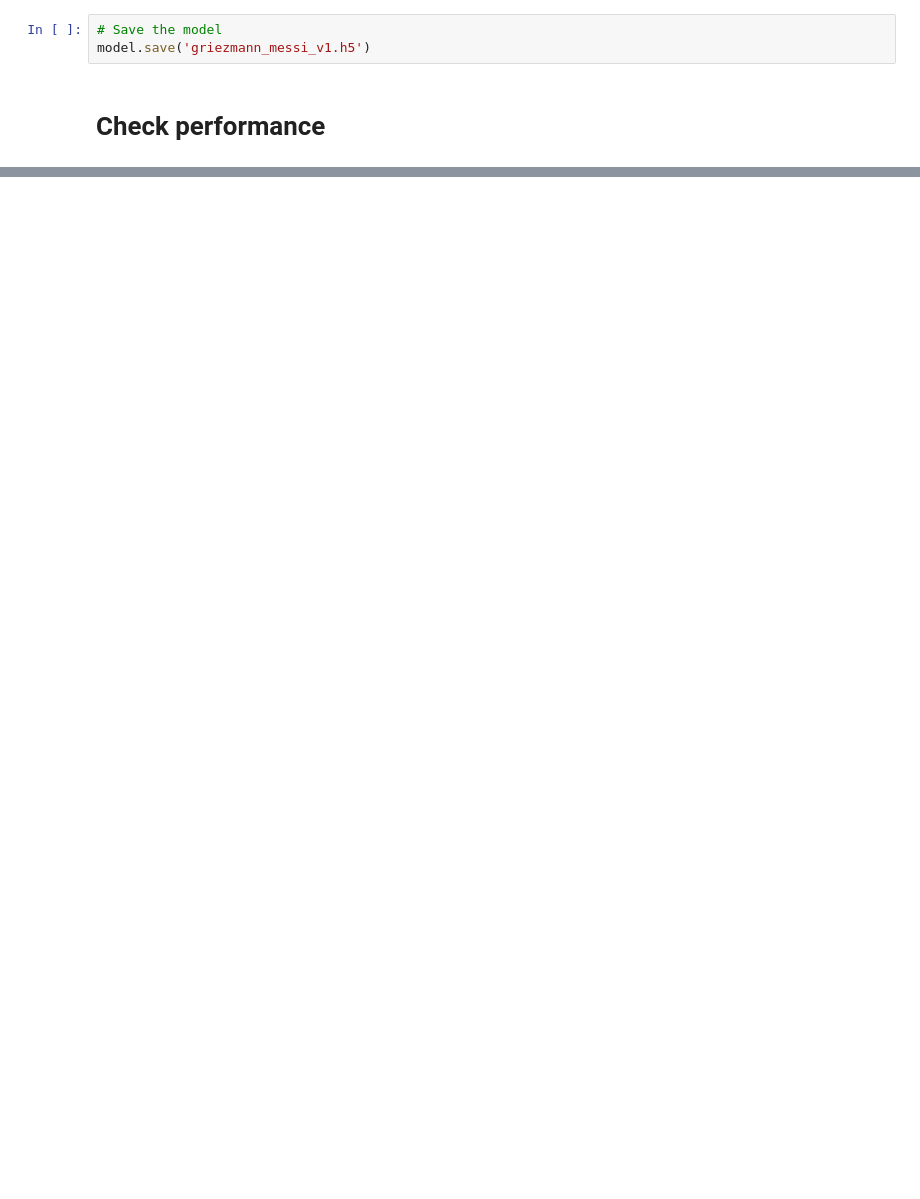
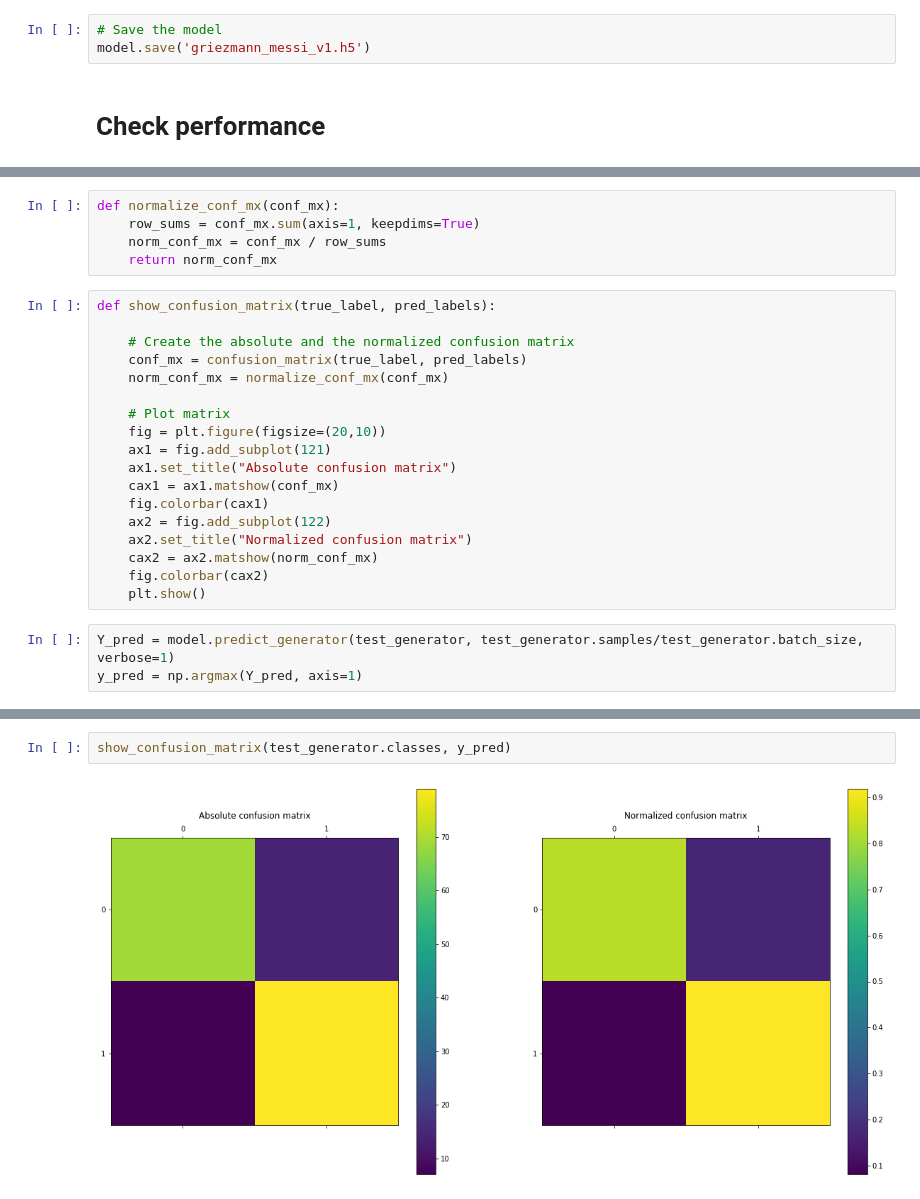
Before and after one commit to lgrosjean/computer-vision, a Jupyter notebook: keras_cnn_transfer_learning.ipynb, the cells around one changed output, grey strips where cells are left out. Drawn from its saved outputs; the diff is of its cells as text; blank space fills up the shorter version.

```diff
--- a/keras_cnn_transfer_learning.ipynb
+++ b/keras_cnn_transfer_learning.ipynb
@@ -278,0 +301,26 @@ plt.show()
+# %%
+def normalize_conf_mx(conf_mx):
+    row_sums = conf_mx.sum(axis=1, keepdims=True)
+    norm_conf_mx = conf_mx / row_sums
+    return norm_conf_mx
+# %%
+def show_confusion_matrix(true_label, pred_labels):
+
+    # Create the absolute and the normalized confusion matrix
+    conf_mx = confusion_matrix(true_label, pred_labels)
+    norm_conf_mx = normalize_conf_mx(conf_mx)
+
+    # Plot matrix
+    fig = plt.figure(figsize=(20,10))
+    ax1 = fig.add_subplot(121)
+    ax1.set_title("Absolute confusion matrix")
+    cax1 = ax1.matshow(conf_mx)
+    fig.colorbar(cax1)
+    ax2 = fig.add_subplot(122)
+    ax2.set_title("Normalized confusion matrix")
+    cax2 = ax2.matshow(norm_conf_mx)
+    fig.colorbar(cax2)
+    plt.show()
+# %%
+Y_pred = model.predict_generator(test_generator, test_generator.samples/test_generator.batch_size, verbose=1)
+y_pred = np.argmax(Y_pred, axis=1)
@@ -278,0 +329,4 @@ plt.show()
+# %%
+show_confusion_matrix(test_generator.classes, y_pred)
+# %% [output]
+[figure, added]
```
Also changed, not shown: parts of 44 cells of this notebook, 1 other file.
